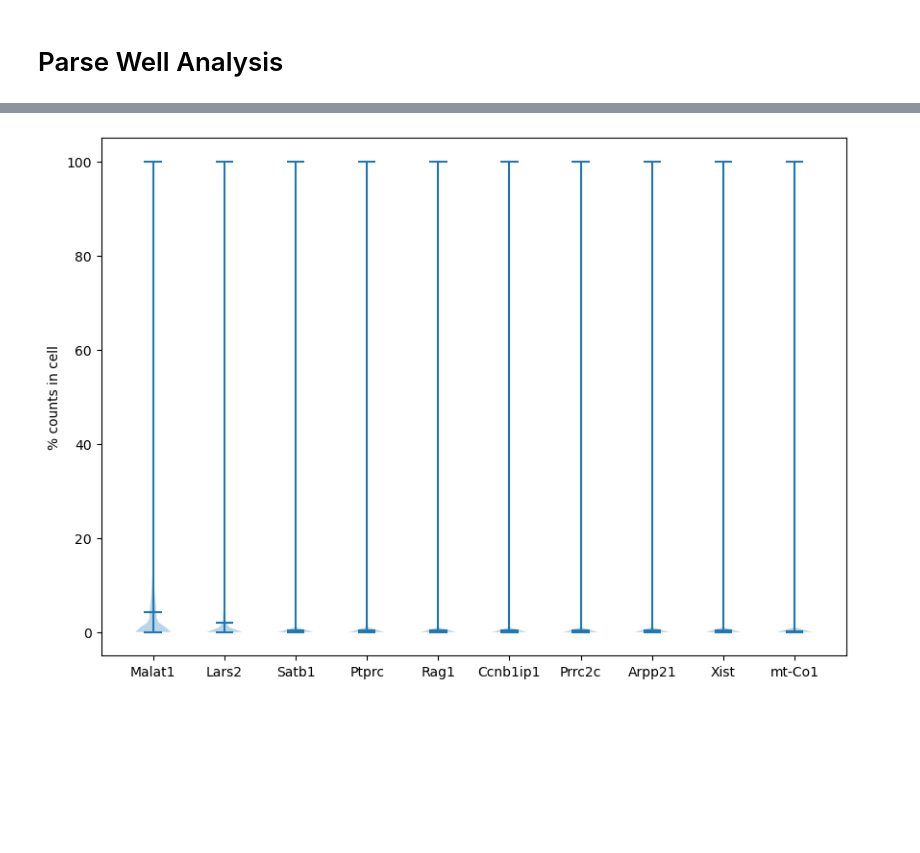
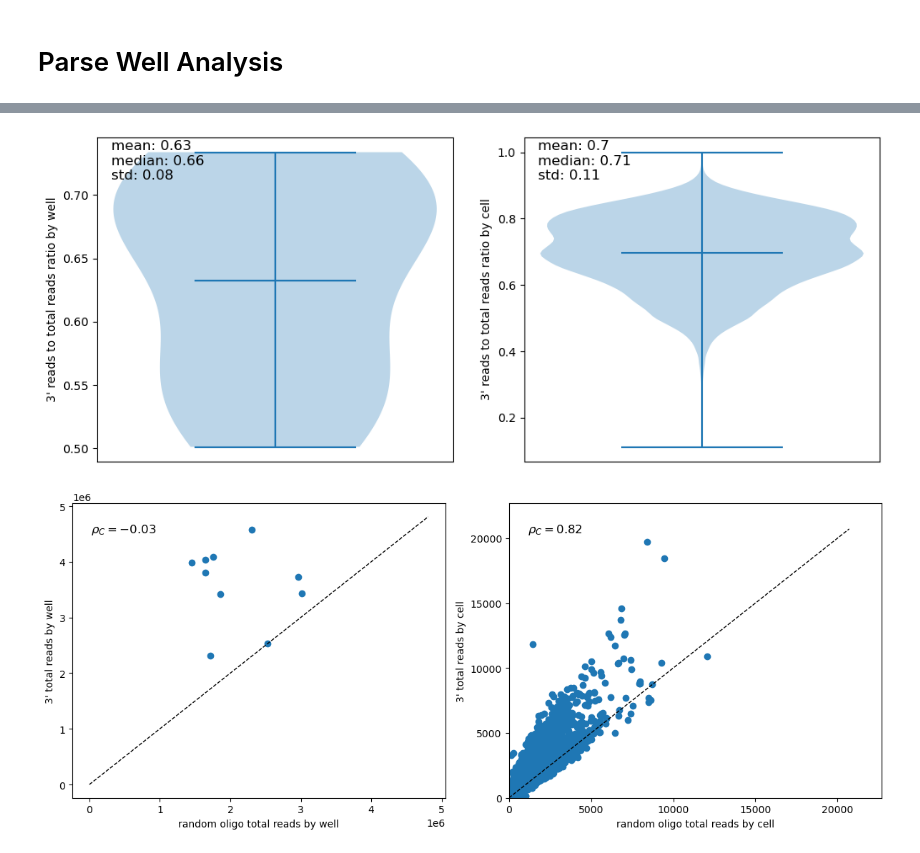
Before and after one commit to mcaskey6/10XvParse, a Jupyter notebook: Analysis 2/parse_test.ipynb, the cells around one changed output, grey strips where cells are left out. Saved outputs shown, nothing was run; the diff lists cells and outputs as text; code cells hidden in the pictures; blank space fills up the shorter version.

```diff
--- a/Analysis 2/parse_test.ipynb
+++ b/Analysis 2/parse_test.ipynb
@@ -23,7 +19,7 @@ randO_files = [outdir + proc_folder + "randO_1.fastq.gz",
 file_names = []
 srrs = []
 
-with open("parse_extraction/parse_accession.txt") as access:
+with open("SRA_accession/parse_accession.txt") as access:
     n = 0
     i = 0
     for line in access:
@@ -745,14 +385,0 @@ polyT_data.write('processed_polyT.h5ad', compression="gzip")
-# %%
-fig, ax = plt.subplots(figsize=(10, 7))
-
-x = np.asarray(randO_data.X.sum(axis=1))[:,0]
-y = np.asarray(np.sum(randO_data.X>0, axis=1))[:,0]
-
-ax.scatter(x, y, color="green", alpha=0.25)
-ax.set_xlabel("UMI Counts")
-ax.set_ylabel("Genes Detected")
-ax.set_xscale('log')
-ax.set_yscale('log', nonpositive='clip')
-ax.set_title("RandO Reads")
-
-plt.show()
@@ -831,8 +385,0 @@ randO_data.var['percent_counts'] = randO_data.X.sum(axis=0).A1  / randO_data.X.s
-# %%
-plt.figure(figsize=(10,7))
-plt.violinplot(gene_dist, showmeans=True)
-plt.xticks(np.arange(1, len(top_genes) + 1), top_genes)
-plt.ylabel("% counts in cell")
-plt.show()
-# %% [output]
-[figure, removed]
@@ -843,0 +386,22 @@ randO_data.write('processed_randO.h5ad', compression="gzip")
+# %%
+# Plot 3' read ratios by well in violin plot
+def violinByWell(ax, well_obs):
+    well_read_ratios = well_obs[well_obs['polyT']].groupby('well')['n_counts'].sum() / well_obs.groupby('well')['n_counts'].sum()
+    well_read_ratios = well_read_ratios[well_read_ratios >= 0]
+
+    ax.violinplot(well_read_ratios.tolist(), showmeans=True, showmedians=False, showextrema=True)
+    ax.set_xticks([])
+    ax.set_ylabel("3' reads to total reads ratio by well")
+    string = "mean: " + str(round(np.mean(well_read_ratios),2)) + "\nmedian: " + str(round(np.median(well_read_ratios),2)) + "\nstd: " + str(round(np.std(well_read_ratios),2))
+    ax.text(0.04, 0.87, string, transform=ax.transAxes, fontsize=12)
+
+# Plot 3' read ratios by cell in violin plot
+def violinByCell(ax, obs):
+    cell_read_ratios = obs['polyT_reads'] / (obs['polyT_reads'] + obs['randO_reads'])
+    cell_read_ratios = cell_read_ratios.fillna(0)
+
+    ax.violinplot(cell_read_ratios.tolist(), showmeans=True, showmedians=False, showextrema=True)
+    ax.set_xticks([])
+    ax.set_ylabel("3' reads to total reads ratio by cell")
+    string = "mean: " + str(round(np.mean(cell_read_ratios),2)) + "\nmedian: " + str(round(np.median(cell_read_ratios),2)) + "\nstd: " + str(round(np.std(cell_read_ratios),2))
+    ax.text(0.04, 0.87, string, transform=ax.transAxes, fontsize=12)
@@ -843,0 +442,19 @@ randO_data.write('processed_randO.h5ad', compression="gzip")
+# %%
+fig, ax = plt.subplots(1, 2, figsize=(12, 5))
+
+violinByWell(ax[0], wells_data.obs)
+violinByCell(ax[1], parse_data.obs)
+
+plt.show()
+# %% [output]
+[figure, added]
+# %%
+fig, ax = plt.subplots(1, 2, figsize=(12, 5))
+
+plotByWell(ax[0], wells_data.obs)
+plotByCell(ax[1], parse_data.obs)
+
+plt.tight_layout()
+plt.show()
+# %% [output]
+[figure, added]
```
Also changed, not shown: parts of 67 cells of this notebook, 9 other files.
